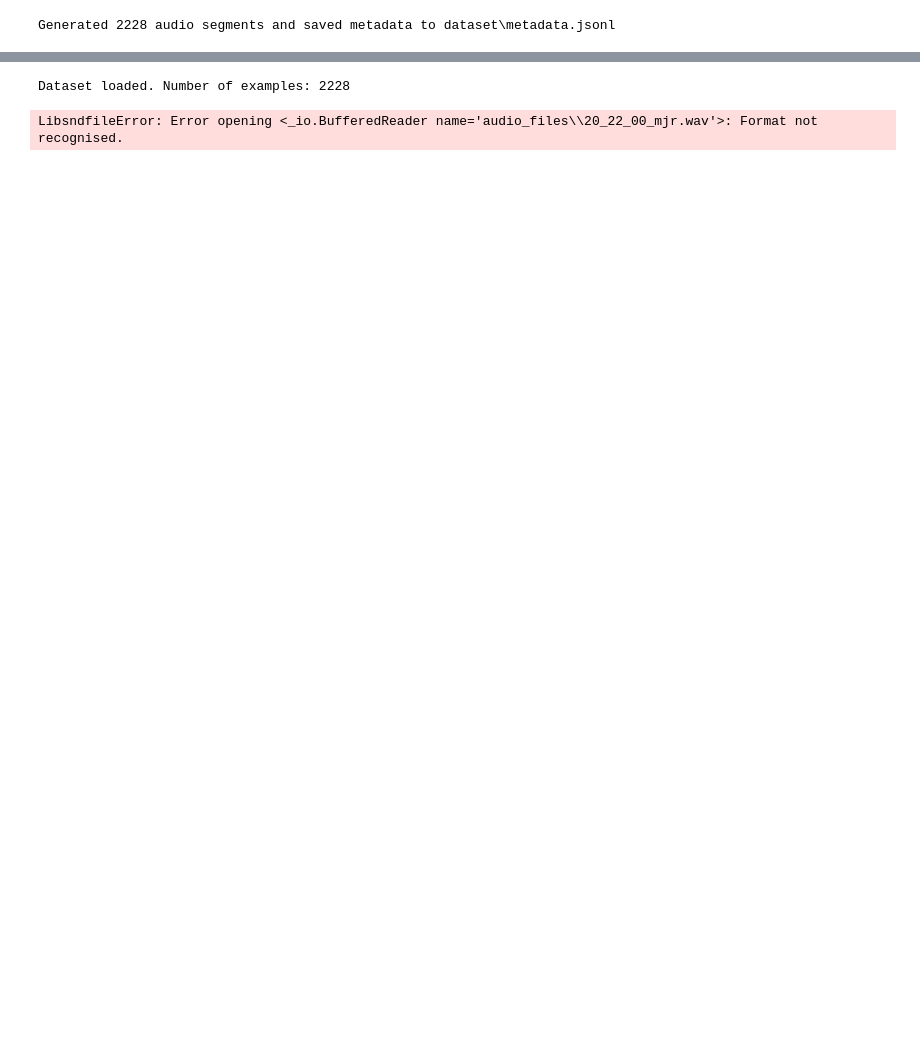
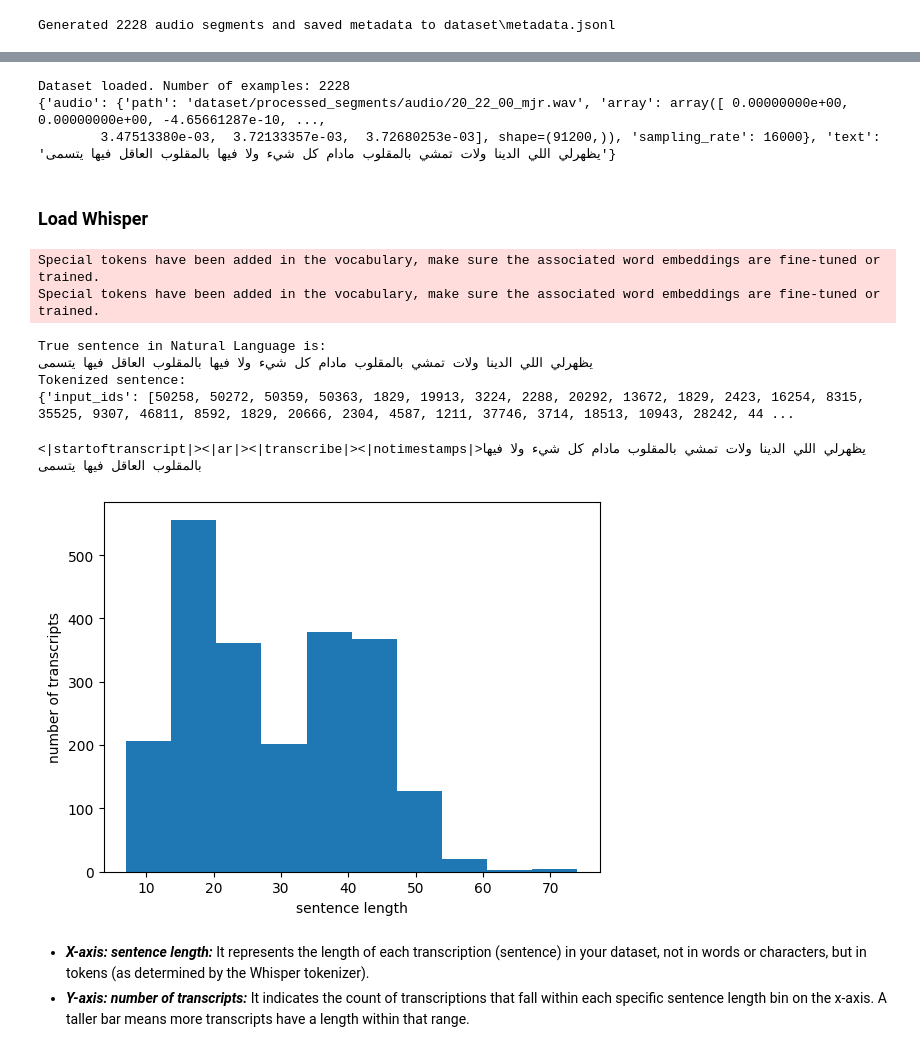
Before and after one commit to cyrineanene/ASR-on-Tunisian-Dialect, a Jupyter notebook: audio_preprocess.ipynb, the cells around one changed output, grey strips where cells are left out. Drawn from its saved outputs; the diff is of its cells as text; code cells hidden in the pictures; blank space fills up the shorter version.

Commit message:
added audio preprocessing and initial data steps

```diff
--- a/audio_preprocess.ipynb
+++ b/audio_preprocess.ipynb
@@ -33,15 +114,74 @@ Generated 2228 audio segments and saved metadata to dataset\metadata.jsonl
 # %%
 from datasets import load_dataset, Audio
+import os
+
+data_dir = "data/processed_segments"
 
 dataset = load_dataset(
     "json",
     data_files=os.path.join('dataset', "metadata.jsonl"),
-    split="train" # Load as a single 'train' split initially, we'll split it later
+    split="train"
 )
+
+# This will automatically load and resample the audio files to 16kHz
 target_sampling_rate = 16000
 dataset = dataset.cast_column("audio", Audio(sampling_rate=target_sampling_rate))
+
 print(f"Dataset loaded. Number of examples: {len(dataset)}")
 print(dataset[0])
 # %% [output]
 Dataset loaded. Number of examples: 2228
+{'audio': {'path': 'dataset/processed_segments/audio/20_22_00_mjr.wav', 'array': array([ 0.00000000e+00,  0.00000000e+00, -4.65661287e-10, ...,
+        3.47513380e-03,  3.72133357e-03,  3.72680253e-03], shape=(91200,)), 'sampling_rate': 16000}, 'text': 'يظهرلي اللي الدينا ولات تمشي بالمقلوب مادام كل شيء ولا فيها بالمقلوب العاقل فيها يتسمى'}
-LibsndfileError: Error opening <_io.BufferedReader name='audio_files\\20_22_00_mjr.wav'>: Format not recognised.
+# %% [markdown]
+### Load Whisper
+# %%
+from transformers import WhisperFeatureExtractor, WhisperTokenizer, WhisperProcessor
+
+model_path = "openai/whisper-small"
+
+feature_extractor = WhisperFeatureExtractor.from_pretrained(model_path)
+tokenizer = WhisperTokenizer.from_pretrained(model_path, language="Arabic", task="transcribe")
+processor = WhisperProcessor.from_pretrained(model_path, language="Arabic", task="transcribe")
+# %% [output]
+Special tokens have been added in the vocabulary, make sure the associated word embeddings are fine-tuned or trained.
+Special tokens have been added in the vocabulary, make sure the associated word embeddings are fine-tuned or trained.
+# %%
+text = dataset[0]['text']
+print('True sentence in Natural Language is:\n' + text)
+tok_sentence = tokenizer(text)
+print('Tokenized sentence:')
+print(tok_sentence)
+# %% [output]
+True sentence in Natural Language is:
+يظهرلي اللي الدينا ولات تمشي بالمقلوب مادام كل شيء ولا فيها بالمقلوب العاقل فيها يتسمى
+Tokenized sentence:
+{'input_ids': [50258, 50272, 50359, 50363, 1829, 19913, 3224, 2288, 20292, 13672, 1829, 2423, 16254, 8315, 35525, 9307, 46811, 8592, 1829, 20666, 2304, 4587, 1211, 37746, 3714, 18513, 10943, 28242, 44 ...
+# %%
+from IPython.display import clear_output
+import time
+
+for idx in range(len(tok_sentence.input_ids)):
+    print(tokenizer.decode(tok_sentence.input_ids[:idx]))
+    clear_output(wait=True)
+    time.sleep(.1)
+# %% [output]
+<|startoftranscript|><|ar|><|transcribe|><|notimestamps|>يظهرلي اللي الدينا ولات تمشي بالمقلوب مادام كل شيء ولا فيها بالمقلوب العاقل فيها يتسمى
+# %%
+list_of_transcription_lengths = []
+import matplotlib.pyplot as plt
+tokenized_text = tokenizer(dataset['text']).input_ids
+
+for text in tokenized_text:
+    list_of_transcription_lengths.append(len(text))
+    # break
+
+plt.hist(list_of_transcription_lengths)
+plt.xlabel("sentence length")
+plt.ylabel("number of transcripts")
+plt.show()
+# %% [output]
+[figure, added]
+# %% [markdown]
+- ***X-axis: sentence length:*** It represents the length of each transcription (sentence) in your dataset, not in words or characters, but in tokens (as determined by the Whisper tokenizer).
+- ***Y-axis: number of transcripts:*** It indicates the count of transcriptions that fall within each specific sentence length bin on the x-axis. A taller bar means more transcripts have a length within that range.
```
Also changed, not shown: parts of 18 cells of this notebook, 4 other files.
